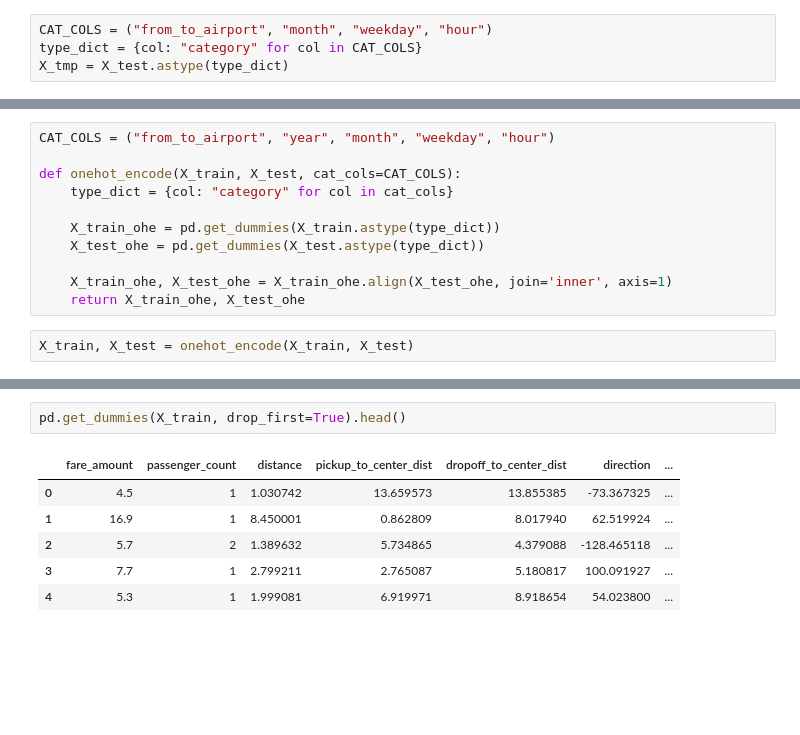
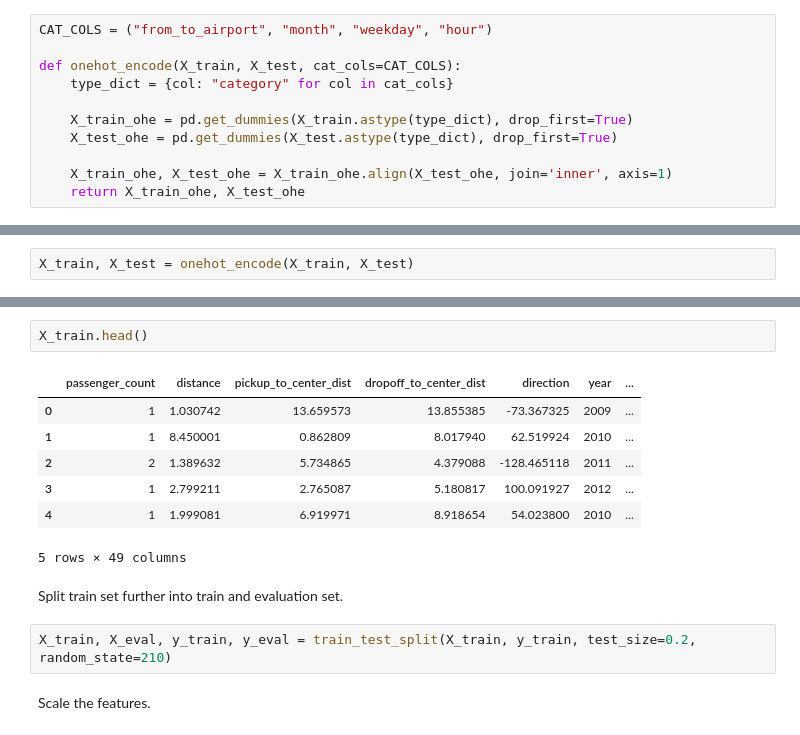
Before and after one commit to nguyentrunghai/Kaggle_projects, a Jupyter notebook: New_York_City_Taxi_Fare/fare_prediction.ipynb, the cells around one changed output, grey strips where cells are left out. Saved outputs shown, nothing was run; the diff lists cells and outputs as text; blank space fills up the shorter version.

```diff
--- a/New_York_City_Taxi_Fare/fare_prediction.ipynb
+++ b/New_York_City_Taxi_Fare/fare_prediction.ipynb
@@ -298,5 +306,12 @@ X_test.head()
 One-hot encoding.
 # %%
 CAT_COLS = ("from_to_airport", "month", "weekday", "hour")
-type_dict = {col: "category" for col in CAT_COLS}
-X_tmp = X_test.astype(type_dict)
+
+def onehot_encode(X_train, X_test, cat_cols=CAT_COLS):
+    type_dict = {col: "category" for col in cat_cols}
+
+    X_train_ohe = pd.get_dummies(X_train.astype(type_dict), drop_first=True)
+    X_test_ohe = pd.get_dummies(X_test.astype(type_dict), drop_first=True)
+
+    X_train_ohe, X_test_ohe = X_train_ohe.align(X_test_ohe, join='inner', axis=1)
+    return X_train_ohe, X_test_ohe
@@ -321,14 +318,3 @@ memory usage: 215.2 KB
-# %%
-CAT_COLS = ("from_to_airport", "year", "month", "weekday", "hour")
-
-def onehot_encode(X_train, X_test, cat_cols=CAT_COLS):
-    type_dict = {col: "category" for col in cat_cols}
-
-    X_train_ohe = pd.get_dummies(X_train.astype(type_dict))
-    X_test_ohe = pd.get_dummies(X_test.astype(type_dict))
-
-    X_train_ohe, X_test_ohe = X_train_ohe.align(X_test_ohe, join='inner', axis=1)
-    return X_train_ohe, X_test_ohe
 # %%
 X_train, X_test = onehot_encode(X_train, X_test)
 # %%
@@ -338,9 +324,16 @@ X_train.shape
-# %%
-pd.get_dummies(X_train, drop_first=True).head()
-# %% [output]
-|  | fare_amount | passenger_count | distance | pickup_to_center_dist | dropoff_to_center_dist | direction | ... |
-| 0 | 4.5 | 1 | 1.030742 | 13.659573 | 13.855385 | -73.367325 | ... |
-| 1 | 16.9 | 1 | 8.450001 | 0.862809 | 8.017940 | 62.519924 | ... |
-| 2 | 5.7 | 2 | 1.389632 | 5.734865 | 4.379088 | -128.465118 | ... |
-| 3 | 7.7 | 1 | 2.799211 | 2.765087 | 5.180817 | 100.091927 | ... |
-| 4 | 5.3 | 1 | 1.999081 | 6.919971 | 8.918654 | 54.023800 | ... |
+# %%
+X_train.head()
+# %% [output]
+|  | passenger_count | distance | pickup_to_center_dist | dropoff_to_center_dist | direction | year | ... |
+| 0 | 1 | 1.030742 | 13.659573 | 13.855385 | -73.367325 | 2009 | ... |
+| 1 | 1 | 8.450001 | 0.862809 | 8.017940 | 62.519924 | 2010 | ... |
+| 2 | 2 | 1.389632 | 5.734865 | 4.379088 | -128.465118 | 2011 | ... |
+| 3 | 1 | 2.799211 | 2.765087 | 5.180817 | 100.091927 | 2012 | ... |
+| 4 | 1 | 1.999081 | 6.919971 | 8.918654 | 54.023800 | 2010 | ... |
+5 rows × 49 columns
+# %% [markdown]
+Split train set further into train and evaluation set.
+# %%
+X_train, X_eval, y_train, y_eval = train_test_split(X_train, y_train, test_size=0.2, random_state=210)
+# %% [markdown]
+Scale the features.
```
Also changed, not shown: parts of 10 cells of this notebook.
